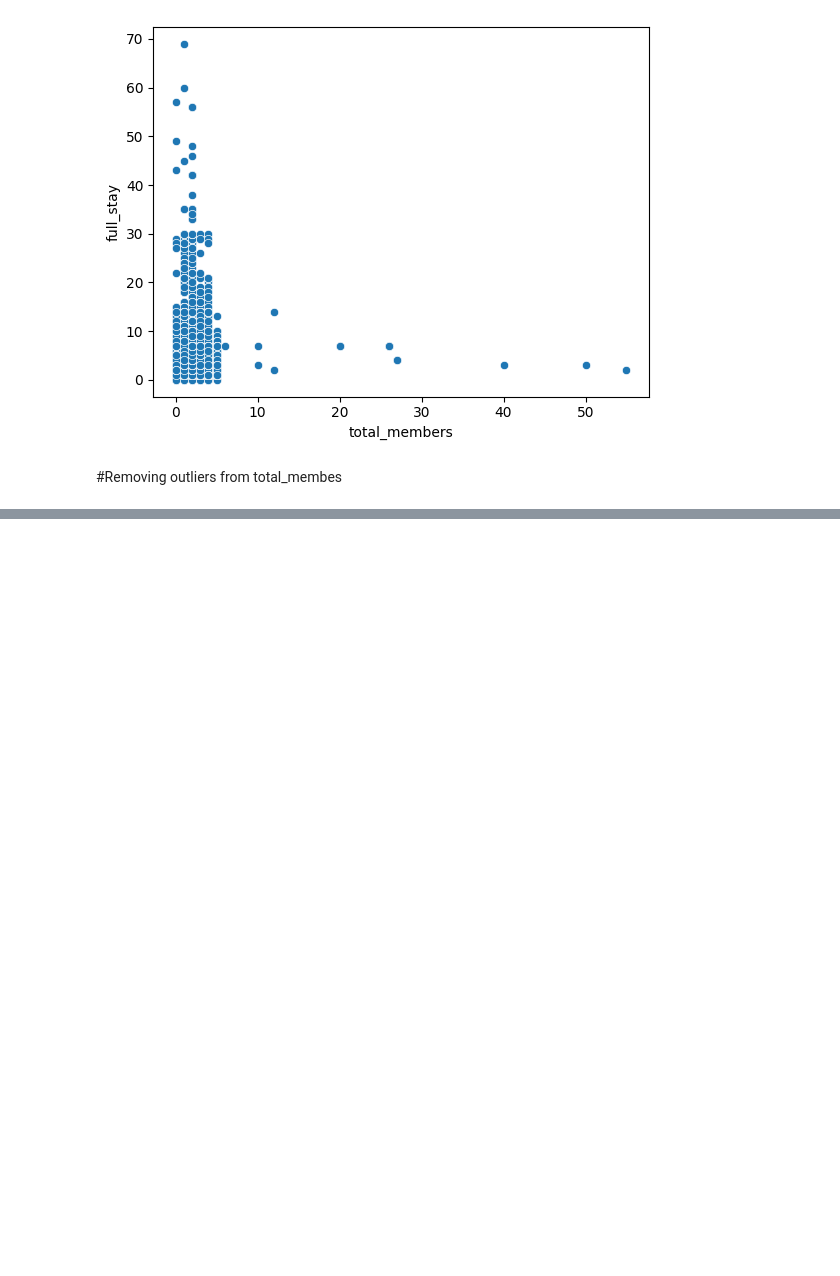
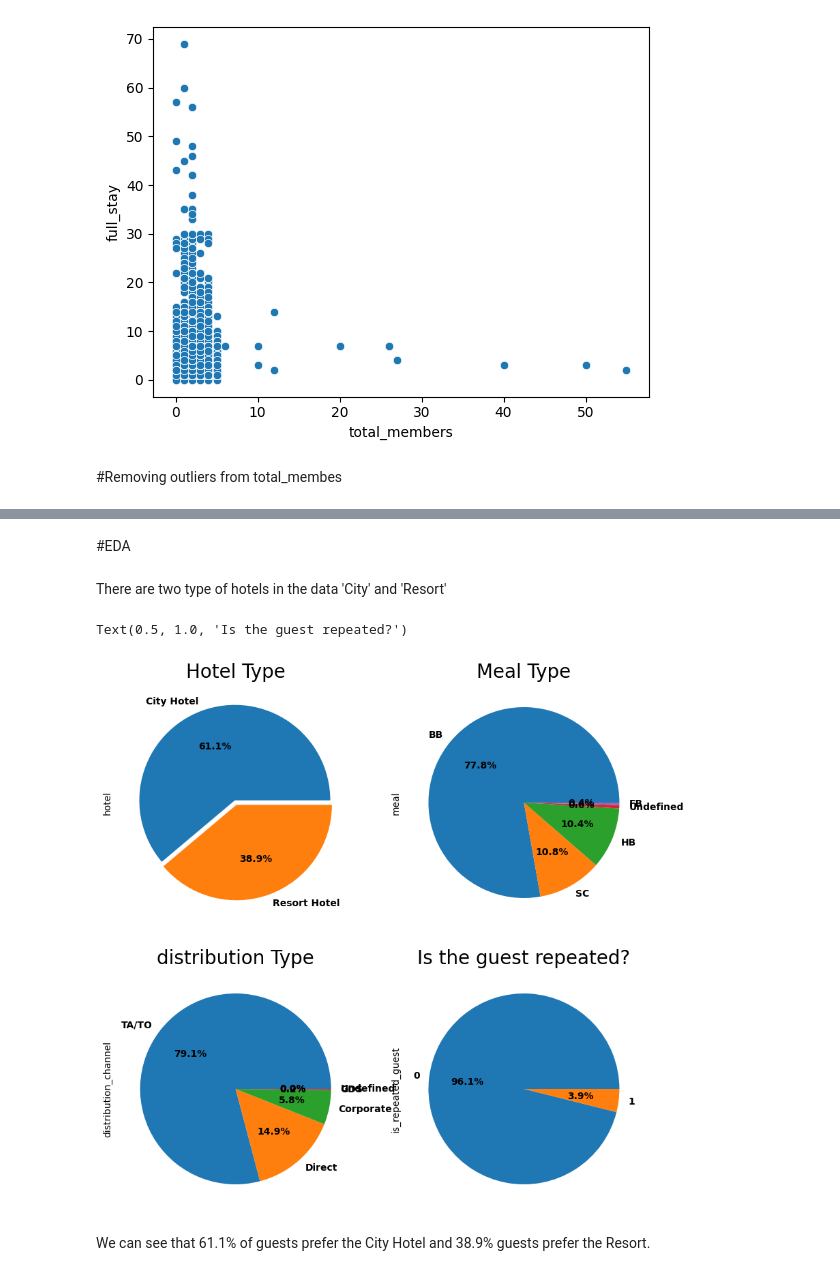
Before and after one commit to vishant750/hotelbookinganalysis, a Jupyter notebook: EDA_Hotel_Analysis.ipynb, the cells around one changed output, grey strips where cells are left out. Saved outputs shown, nothing was run; the diff lists cells and outputs as text; code cells hidden in the pictures; blank space fills up the shorter version.

```diff
--- a/EDA_Hotel_Analysis.ipynb
+++ b/EDA_Hotel_Analysis.ipynb
@@ -264,0 +293,29 @@ memory usage: 24.7+ MB
+# %% [markdown]
+#EDA
+# %% [markdown]
+There are two type of hotels in the data 'City' and 'Resort'
+# %%
+plt.subplot(2,2,1)
+hotel_type=hotel_df['hotel'].value_counts()
+hotel_type.plot.pie(autopct='%2.1f%%',explode=[0.025]*2,figsize =(10,10),textprops={'weight': 'bold'})
+plt.title('Hotel Type',size=20)
+#---------------------------------------------------------------------------------------------------#
+plt.subplot(2,2,2)
+meal_type=hotel_df['meal'].value_counts()
+meal_type.plot.pie(autopct='%2.1f%%',textprops={'weight': 'bold'})
+plt.title('Meal Type',size=20)
+#---------------------------------------------------------------------------------------------------#
+plt.subplot(2,2,3)
+distribution_type=hotel_df['distribution_channel'].value_counts()
+distribution_type.plot.pie(autopct='%2.1f%%',textprops={'weight': 'bold'})
+plt.title('distribution Type',size=20)
+#---------------------------------------------------------------------------------------------------#
+plt.subplot(2,2,4)
+repeated=hotel_df['is_repeated_guest'].value_counts()
+repeated.plot.pie(autopct='%2.1f%%',textprops={'weight': 'bold'})
+plt.title('Is the guest repeated?',size=20)
+# %% [output]
+Text(0.5, 1.0, 'Is the guest repeated?')
+[figure, added]
+# %% [markdown]
+We can see that 61.1% of guests prefer the City Hotel and 38.9% guests prefer the Resort.
```
Also changed, not shown: parts of 7 cells of this notebook.
